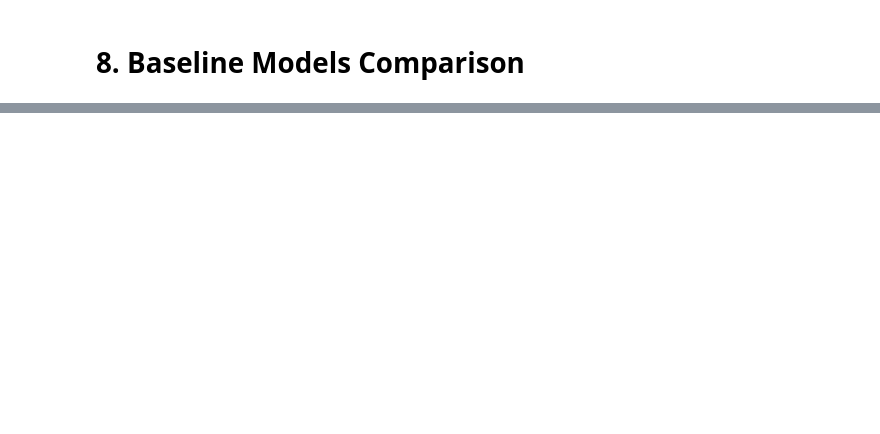
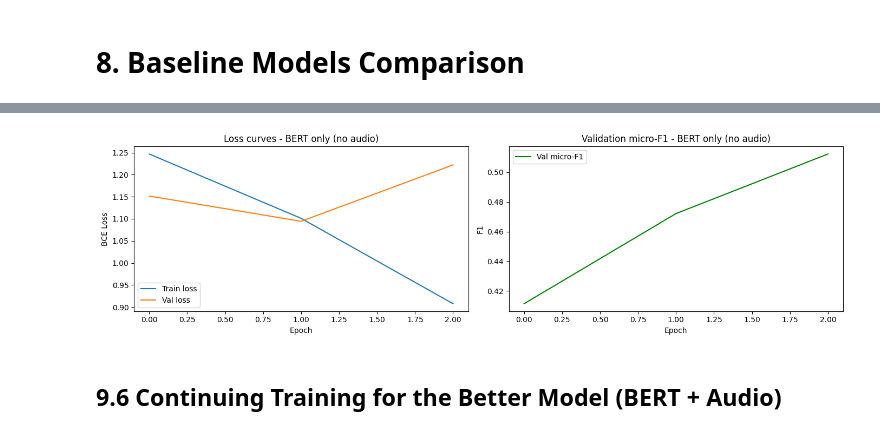
Before and after one commit to julaga18/deep_learining_project, a Jupyter notebook: preprocessing.ipynb, the cells around one changed output, grey strips where cells are left out. Cells and saved outputs as stored; diff of their text form; code cells hidden in the pictures; blank space fills up the shorter version.

```diff
--- a/preprocessing.ipynb
+++ b/preprocessing.ipynb
@@ -544,0 +1141,9 @@ plt.show()
+# %%
+bert_only_model = BertMoodClassifier(use_audio=False).to(DEVICE)
+
+only_history, best_val_f1_only = train_bert_model(
+    bert_only_model, bert_train_loader, bert_val_loader,
+    use_audio=False, ckpt_dir=ckpt_dir_bert_only,
+    lr=3.13e-05, weight_decay=1.15e-05, threshold=0.49,
+    epochs=3
+)
@@ -544,0 +1171,22 @@ plt.show()
+# %%
+fig, axes = plt.subplots(1, 2, figsize=(14, 4))
+
+axes[0].plot(only_history['train_loss'], label='Train loss')
+axes[0].plot(only_history['val_loss'], label='Val loss')
+axes[0].set_title('Loss curves - BERT only (no audio)')
+axes[0].set_xlabel('Epoch')
+axes[0].set_ylabel('BCE Loss')
+axes[0].legend()
+
+axes[1].plot(only_history['val_f1_micro'], color='green', label='Val micro-F1')
+axes[1].set_title('Validation micro-F1 - BERT only (no audio)')
+axes[1].set_xlabel('Epoch')
+axes[1].set_ylabel('F1')
+axes[1].legend()
+
+plt.tight_layout()
+plt.show()
+# %% [output]
+[figure, added]
+# %% [markdown]
+## 9.6 Continuing Training for the Better Model (BERT + Audio)
```
Also changed, not shown: parts of 36 cells of this notebook, 2 other files.
